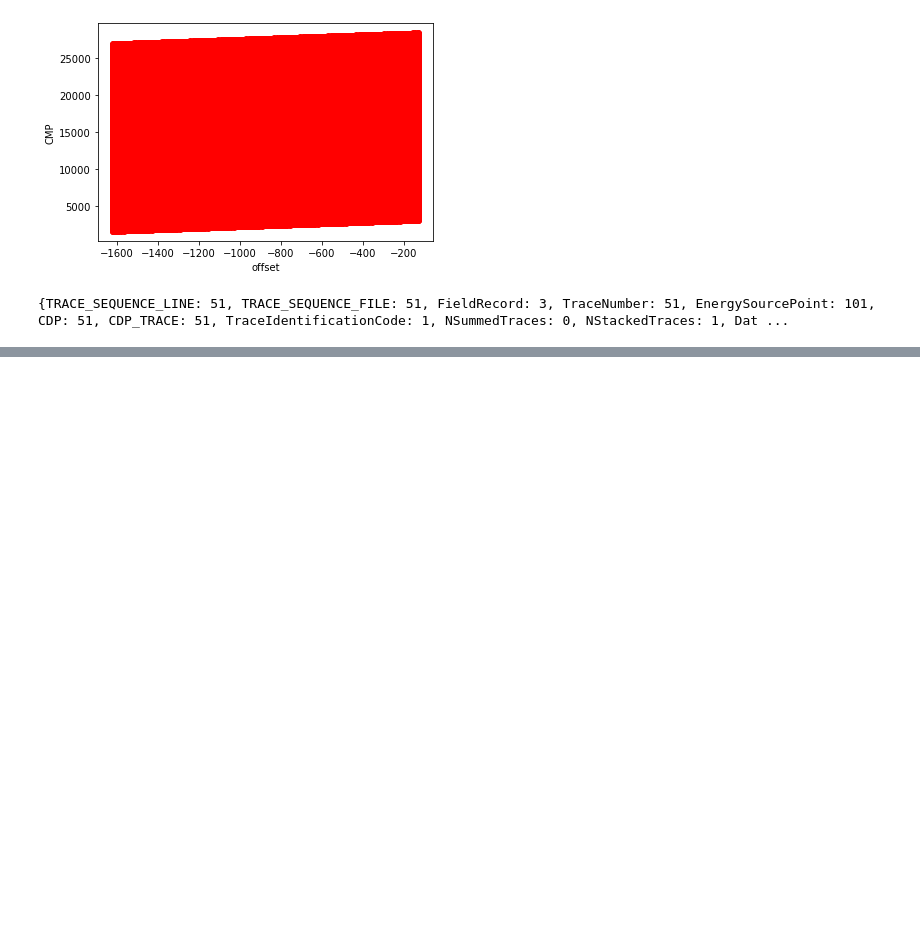
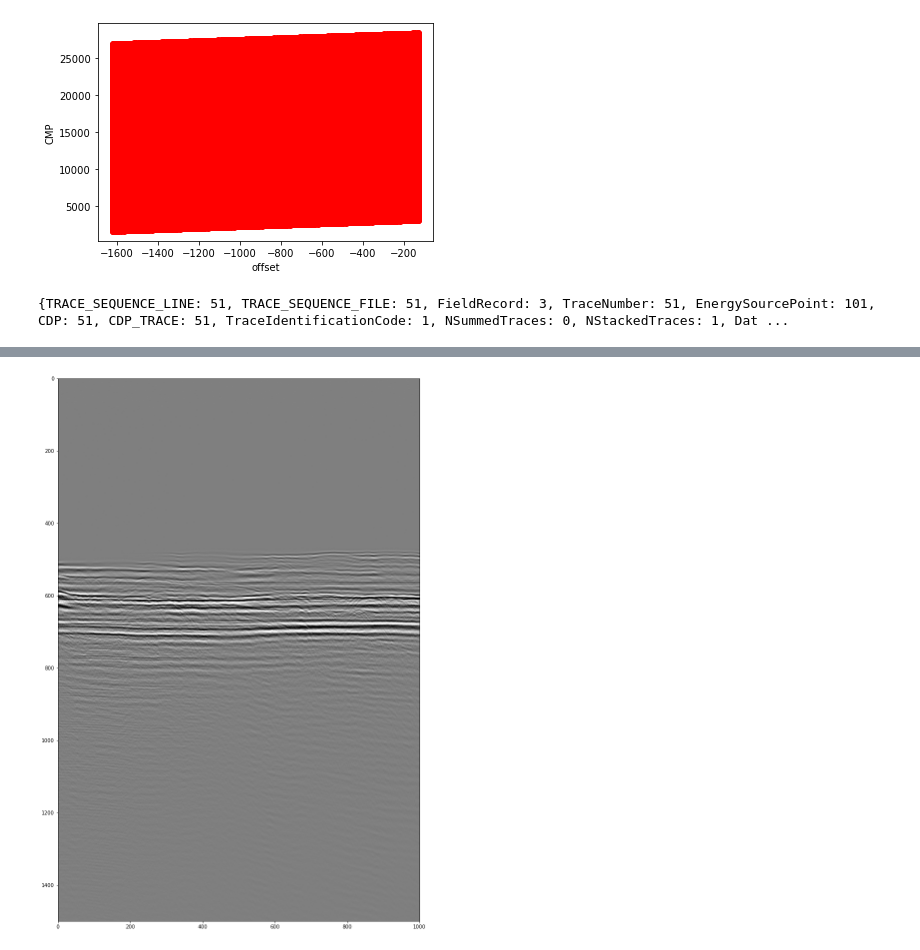
Before and after one commit to MohamedElgashti/internship_Mohamed, a Jupyter notebook: Viking_graben_Data.ipynb, the cells around one changed output, grey strips where cells are left out. Saved outputs shown, nothing was run; the diff lists cells and outputs as text; code cells hidden in the pictures; blank space fills up the shorter version.

```diff
--- a/Viking_graben_Data.ipynb
+++ b/Viking_graben_Data.ipynb
@@ -156,0 +154,11 @@ Trace(traces = 120120, samples = 1500)
+# %%
+clip = 50 #gain
+vmin, vmax = -clip, clip
+
+# Figure
+figsize=(20, 20)
+fig, axs = plt.subplots(nrows=1, ncols=1, figsize=figsize, facecolor='w', edgecolor='k', squeeze=False, sharex=True)
+axs = axs.ravel()
+im = axs[0].imshow(f.trace.raw[::120].T, cmap='gray', vmin=vmin, vmax=vmax)
+# %% [output]
+[figure, added]
```
Also changed, not shown: parts of 5 cells of this notebook.
